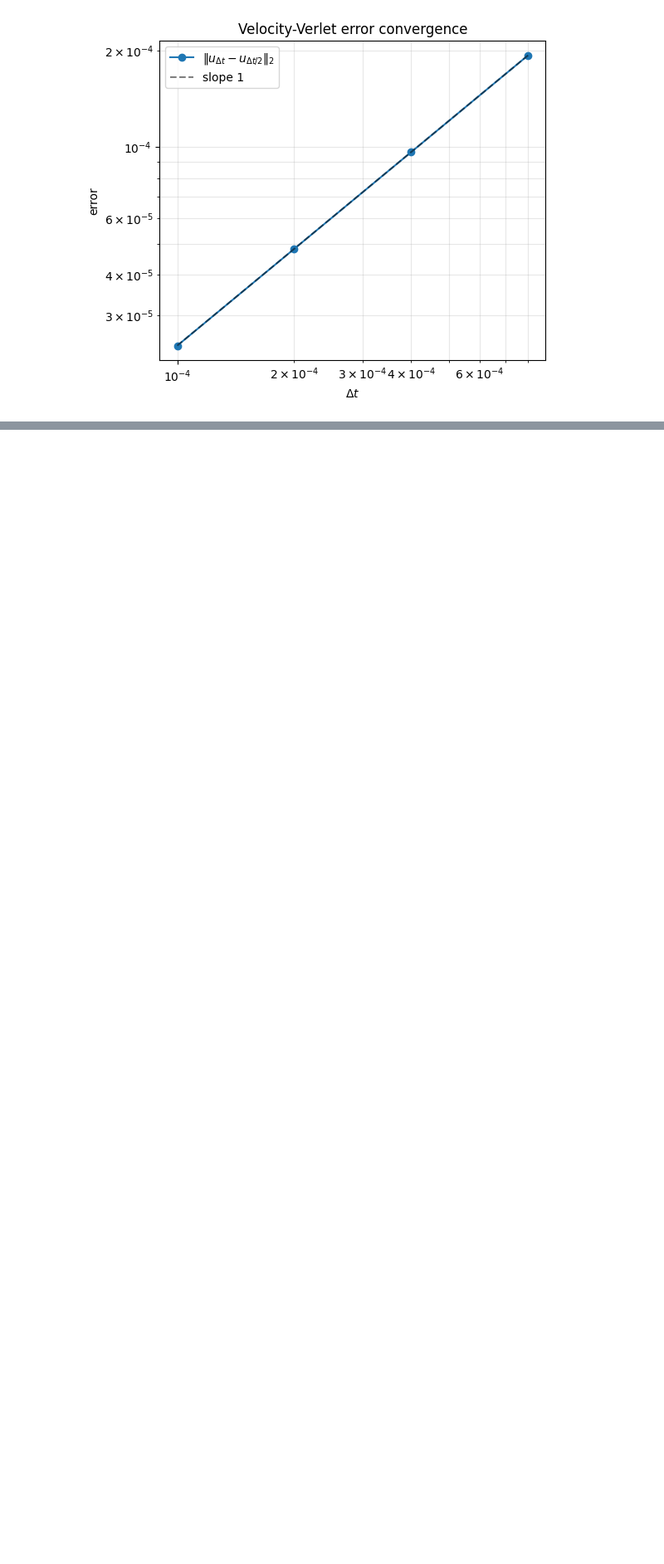
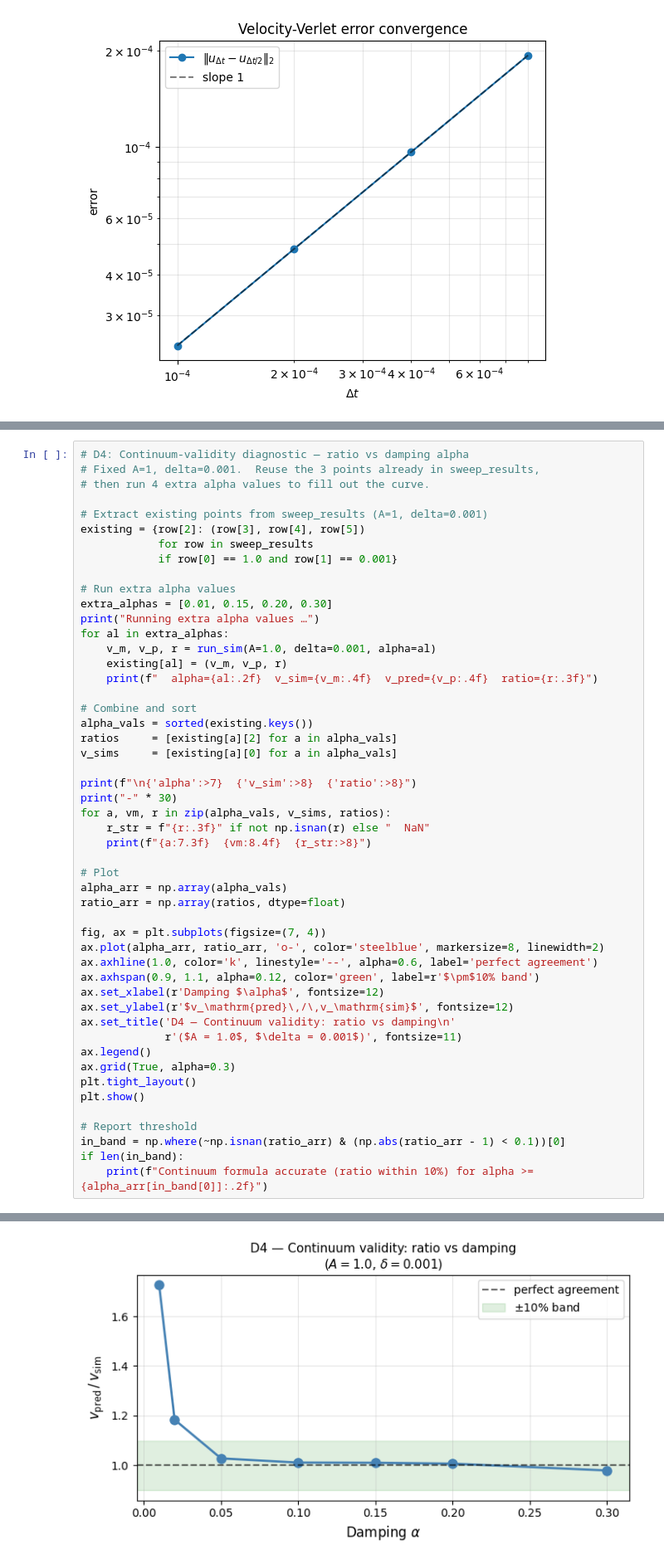
Before and after one commit to Stephang217/1D_Diaghphragms_Fluid_Model, a Jupyter notebook: diaphragm_metafluid.ipynb, the cells around one changed output, grey strips where cells are left out. Shown at 83% size. Cells and saved outputs as stored; diff of their text form; blank space fills up the shorter version.

```diff
--- a/diaphragm_metafluid.ipynb
+++ b/diaphragm_metafluid.ipynb
@@ -355,0 +623,51 @@ plt.show()
+# %%
+# D4: Continuum-validity diagnostic — ratio vs damping alpha
+# Fixed A=1, delta=0.001.  Reuse the 3 points already in sweep_results,
+# then run 4 extra alpha values to fill out the curve.
+
+# Extract existing points from sweep_results (A=1, delta=0.001)
+existing = {row[2]: (row[3], row[4], row[5])
+            for row in sweep_results
+            if row[0] == 1.0 and row[1] == 0.001}
+
+# Run extra alpha values
+extra_alphas = [0.01, 0.15, 0.20, 0.30]
+print("Running extra alpha values …")
+for al in extra_alphas:
+    v_m, v_p, r = run_sim(A=1.0, delta=0.001, alpha=al)
+    existing[al] = (v_m, v_p, r)
+    print(f"  alpha={al:.2f}  v_sim={v_m:.4f}  v_pred={v_p:.4f}  ratio={r:.3f}")
+
+# Combine and sort
+alpha_vals = sorted(existing.keys())
+ratios     = [existing[a][2] for a in alpha_vals]
+v_sims     = [existing[a][0] for a in alpha_vals]
+
+print(f"\n{'alpha':>7}  {'v_sim':>8}  {'ratio':>8}")
+print("-" * 30)
+for a, vm, r in zip(alpha_vals, v_sims, ratios):
+    r_str = f"{r:.3f}" if not np.isnan(r) else "  NaN"
+    print(f"{a:7.3f}  {vm:8.4f}  {r_str:>8}")
+
+# Plot
+alpha_arr = np.array(alpha_vals)
+ratio_arr = np.array(ratios, dtype=float)
+
+fig, ax = plt.subplots(figsize=(7, 4))
+ax.plot(alpha_arr, ratio_arr, 'o-', color='steelblue', markersize=8, linewidth=2)
+ax.axhline(1.0, color='k', linestyle='--', alpha=0.6, label='perfect agreement')
+ax.axhspan(0.9, 1.1, alpha=0.12, color='green', label=r'$\pm$10% band')
+ax.set_xlabel(r'Damping $\alpha$', fontsize=12)
+ax.set_ylabel(r'$v_\mathrm{pred}\,/\,v_\mathrm{sim}$', fontsize=12)
+ax.set_title('D4 — Continuum validity: ratio vs damping\n'
+             r'($A = 1.0$, $\delta = 0.001$)', fontsize=11)
+ax.legend()
+ax.grid(True, alpha=0.3)
+plt.tight_layout()
+plt.show()
+
+# Report threshold
+in_band = np.where(~np.isnan(ratio_arr) & (np.abs(ratio_arr - 1) < 0.1))[0]
+if len(in_band):
+    print(f"Continuum formula accurate (ratio within 10%) for alpha >= {alpha_arr[in_band[0]]:.2f}")
+# %% [output]
@@ -355,0 +689 @@ plt.show()
+[figure, added]
```
Also changed, not shown: parts of 7 cells of this notebook.
